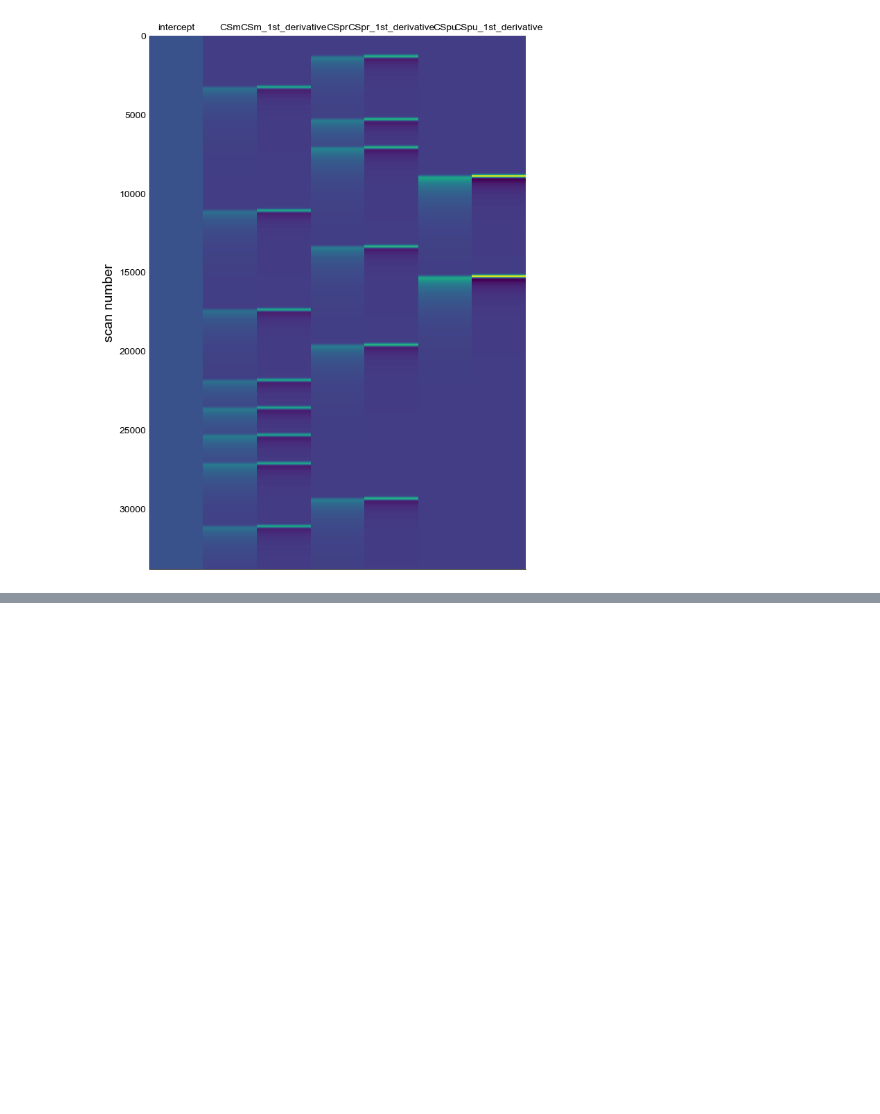
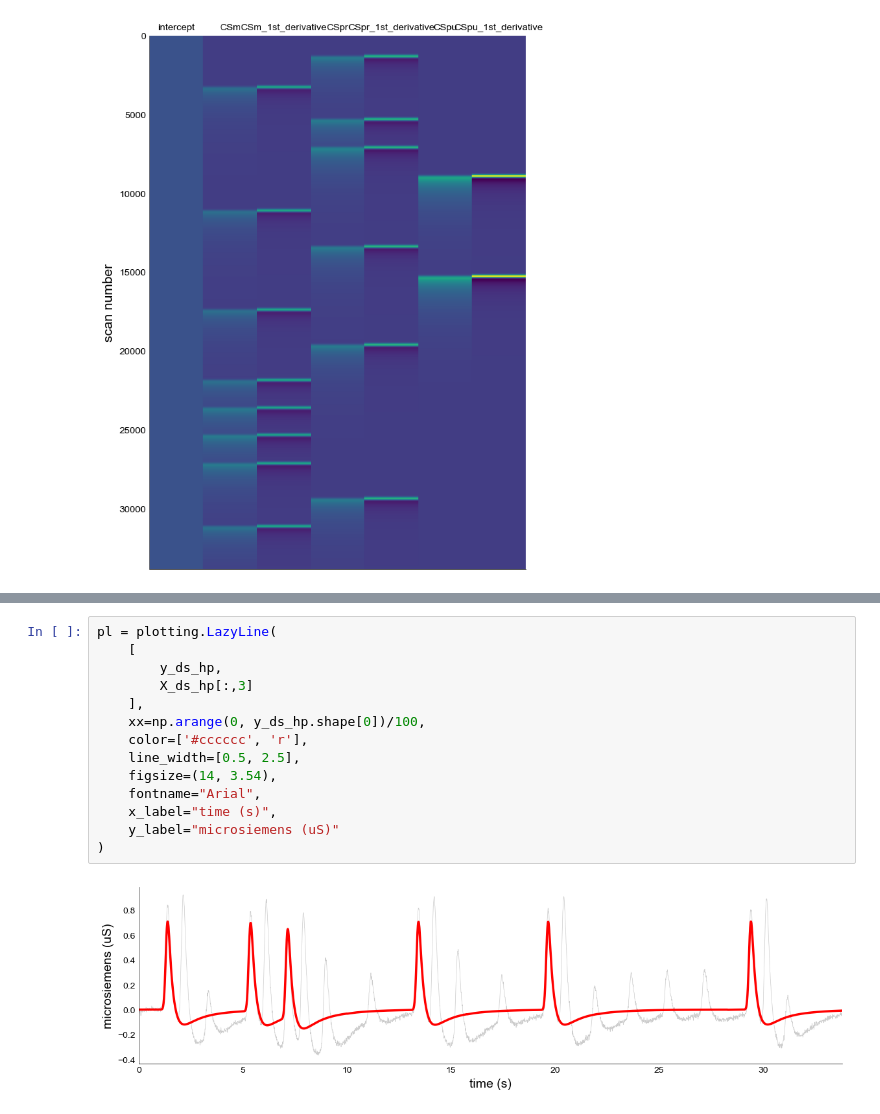
Before and after one commit to gjheij/calinet-main, a Jupyter notebook: notebooks/calinet_glm.ipynb, the cells around one changed output, grey strips where cells are left out. Drawn from its saved outputs; the diff is of its cells as text; blank space fills up the shorter version.

```diff
--- a/notebooks/calinet_glm.ipynb
+++ b/notebooks/calinet_glm.ipynb
@@ -224,3 +295,19 @@ plt.show()
+# %%
+pl = plotting.LazyLine(
+    [
+        y_ds_hp,
+        X_ds_hp[:,3]
+    ],
+    xx=np.arange(0, y_ds_hp.shape[0])/100,
+    color=['#cccccc', 'r'],
+    line_width=[0.5, 2.5],
+    figsize=(14, 3.54),
+    fontname="Arial",
+    x_label="time (s)",
+    y_label="microsiemens (uS)"
+)
+# %% [output]
+[figure, added]
 # %%
 # fit
 l1_fit = glm.fit_first_level(
```
Also changed, not shown: parts of 20 cells of this notebook, 1 other file.
